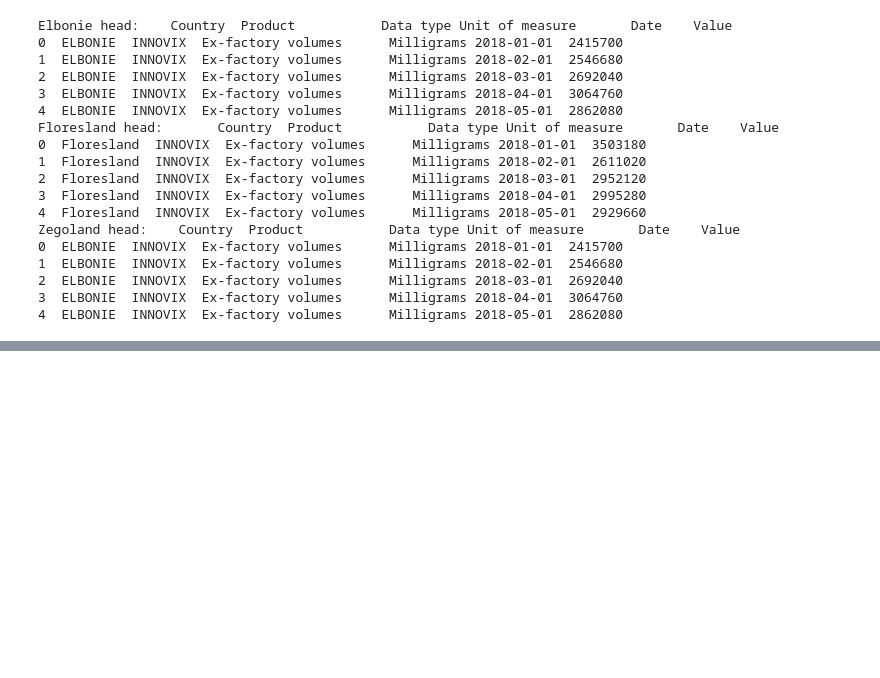
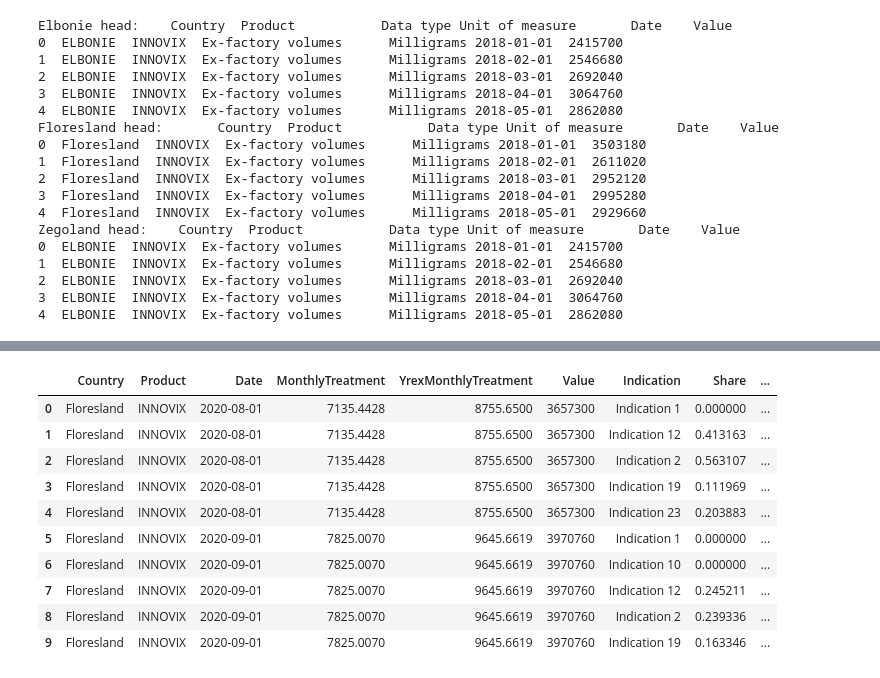
Before and after one commit to BrunoManzano/LauzHack, a Jupyter notebook: notebooks/DataExploration_INNOVIX_Elbonie.ipynb, the cells around one changed output, grey strips where cells are left out. Saved outputs shown, nothing was run; the diff lists cells and outputs as text; code cells hidden in the pictures; blank space fills up the shorter version.

```diff
--- a/notebooks/DataExploration_INNOVIX_Elbonie.ipynb
+++ b/notebooks/DataExploration_INNOVIX_Elbonie.ipynb
@@ -70,0 +319,10 @@ Zegoland head:    Country  Product           Data type Unit of measure       Dat
+# %%
+df_share_innovix = df_share_innovix.rename(columns={
+    'Value': 'Share'
+})
+
+df_share_yrex = df_share_yrex.rename(columns={
+    'Value': 'YrexShare'
+})
+# %%
+df_final_share = df_share_innovix.merge(right=df_share_yrex, on=['Date', 'Indication'])
@@ -70,0 +343,18 @@ Zegoland head:    Country  Product           Data type Unit of measure       Dat
+# %%
+df_final_share.drop(columns=['Country'], inplace=True)
+# %%
+df_demand_exfactor_shares = df_demand_exfactor.merge(right=df_final_share, on='Date')
+# %%
+df_demand_exfactor_shares.head(10)
+# %% [output]
+|  | Country | Product | Date | MonthlyTreatment | YrexMonthlyTreatment | Value | Indication | Share | ... |
+| 0 | Floresland | INNOVIX | 2020-08-01 | 7135.4428 | 8755.6500 | 3657300 | Indication 1 | 0.000000 | ... |
+| 1 | Floresland | INNOVIX | 2020-08-01 | 7135.4428 | 8755.6500 | 3657300 | Indication 12 | 0.413163 | ... |
+| 2 | Floresland | INNOVIX | 2020-08-01 | 7135.4428 | 8755.6500 | 3657300 | Indication 2 | 0.563107 | ... |
+| 3 | Floresland | INNOVIX | 2020-08-01 | 7135.4428 | 8755.6500 | 3657300 | Indication 19 | 0.111969 | ... |
+| 4 | Floresland | INNOVIX | 2020-08-01 | 7135.4428 | 8755.6500 | 3657300 | Indication 23 | 0.203883 | ... |
+| 5 | Floresland | INNOVIX | 2020-09-01 | 7825.0070 | 9645.6619 | 3970760 | Indication 1 | 0.000000 | ... |
+| 6 | Floresland | INNOVIX | 2020-09-01 | 7825.0070 | 9645.6619 | 3970760 | Indication 10 | 0.000000 | ... |
+| 7 | Floresland | INNOVIX | 2020-09-01 | 7825.0070 | 9645.6619 | 3970760 | Indication 12 | 0.245211 | ... |
+| 8 | Floresland | INNOVIX | 2020-09-01 | 7825.0070 | 9645.6619 | 3970760 | Indication 2 | 0.239336 | ... |
+| 9 | Floresland | INNOVIX | 2020-09-01 | 7825.0070 | 9645.6619 | 3970760 | Indication 19 | 0.163346 | ... |
```
Also changed, not shown: parts of 28 cells of this notebook.
